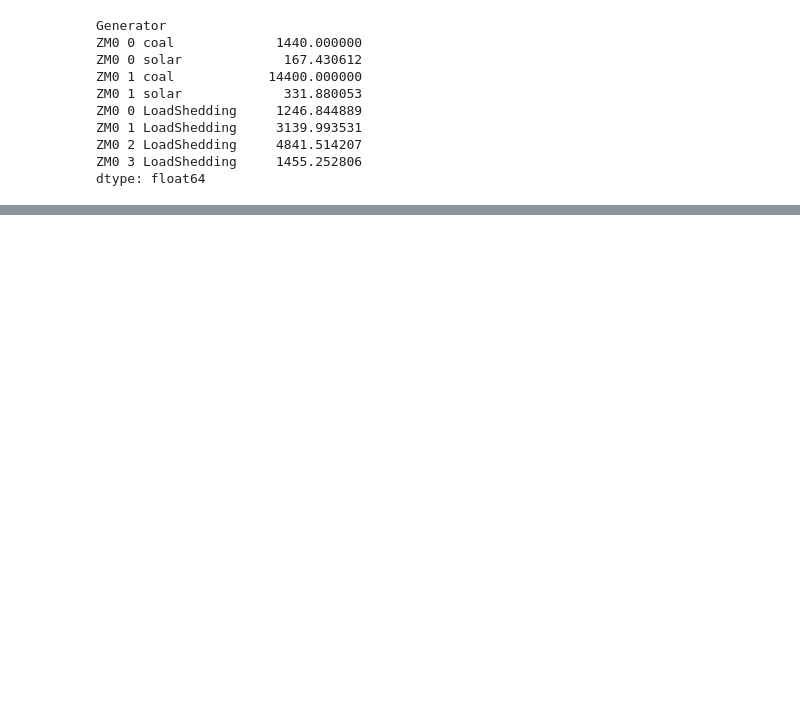
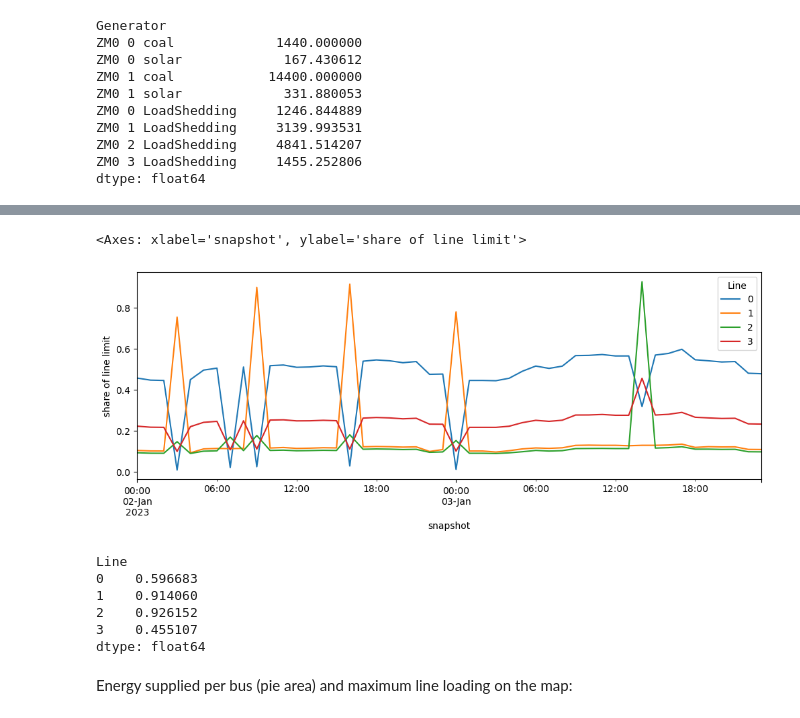
Before and after one commit to open-energy-transition/zambia-dev-notebooks, a Jupyter notebook: operational studies/minimal_model.ipynb, the cells around one changed output, grey strips where cells are left out. Saved outputs shown, nothing was run; the diff lists cells and outputs as text; code cells hidden in the pictures; blank space fills up the shorter version.

```diff
--- a/operational studies/minimal_model.ipynb
+++ b/operational studies/minimal_model.ipynb
@@ -276,0 +420,2 @@ dtype: float64
+# %%
+loading = n.lines_t["p0"].abs() / (n.lines.s_nom_opt * n.lines.s_max_pu)
@@ -276,0 +427,16 @@ dtype: float64
+# %%
+loading.plot(figsize=(12, 4), ylabel="share of line limit")
+# %% [output]
+<Axes: xlabel='snapshot', ylabel='share of line limit'>
+[figure, added]
+# %%
+loading.max()
+# %% [output]
+Line
+0    0.596683
+1    0.914060
+2    0.926152
+3    0.455107
+dtype: float64
+# %% [markdown]
+Energy supplied per bus (pie area) and maximum line loading on the map:
```
Also changed, not shown: parts of 32 cells of this notebook.
